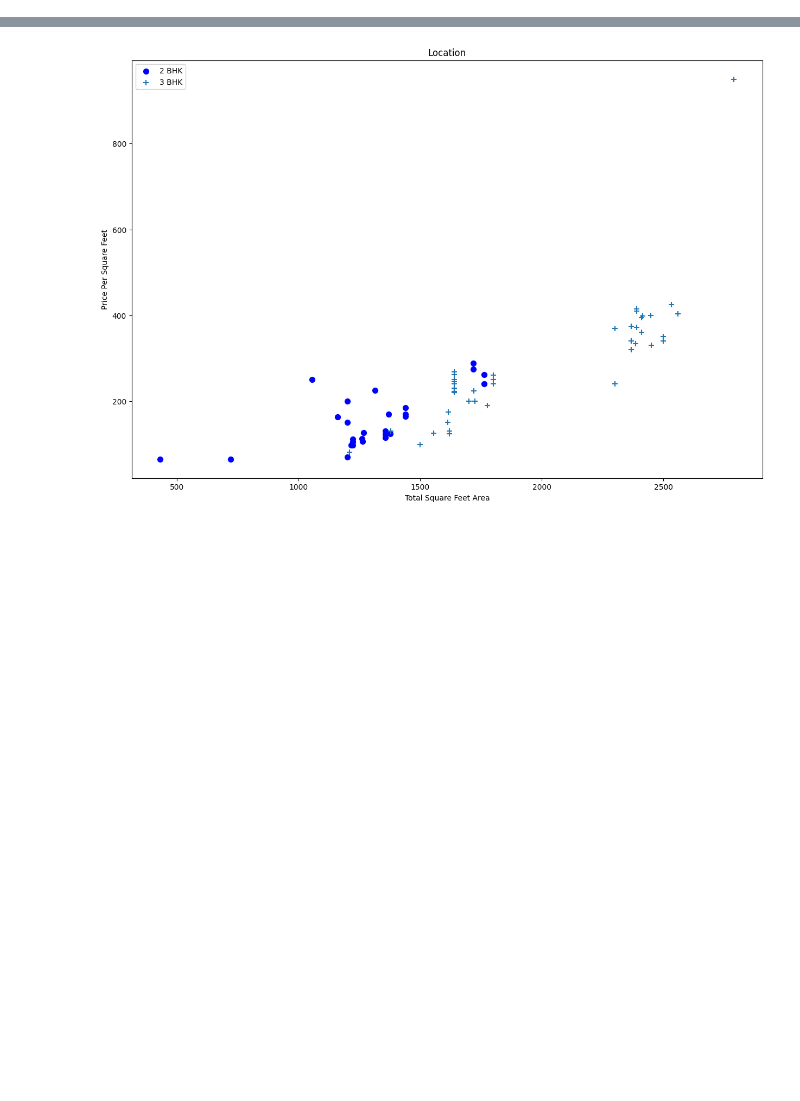
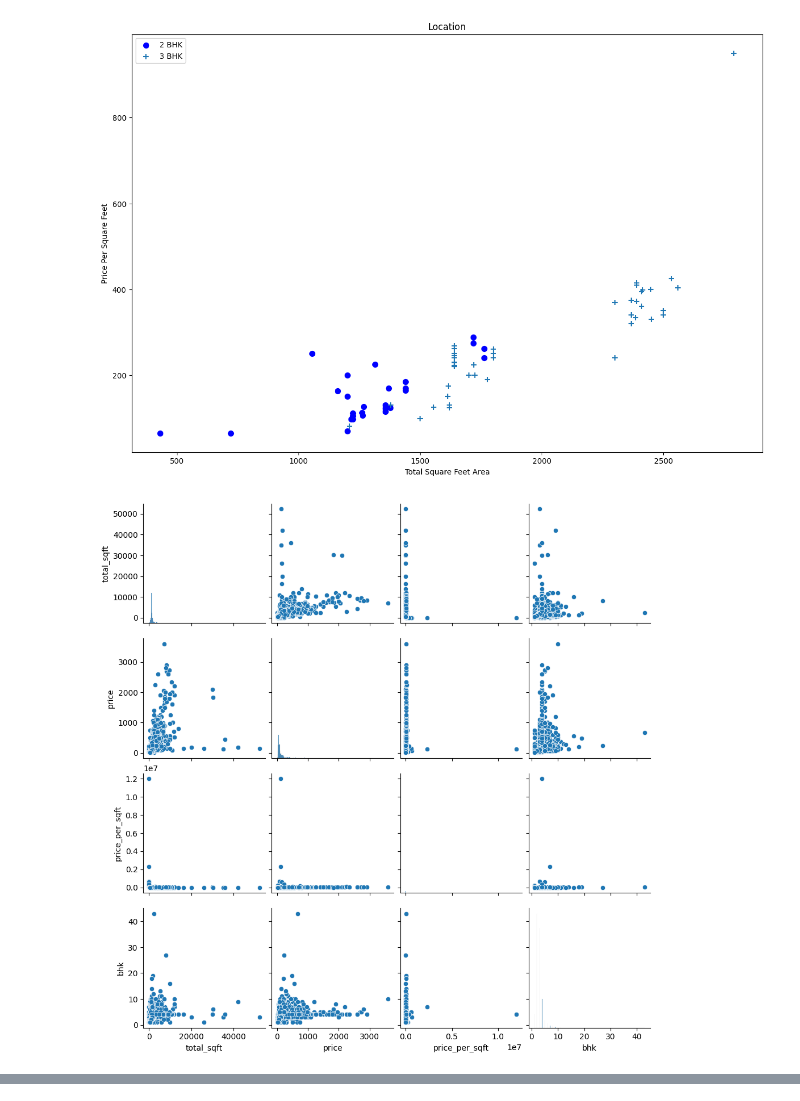
Before and after one commit to aaeshaalarouki/GazaSkyGeeks, a Jupyter notebook: realestateprediction.ipynb, the cells around one changed output, grey strips where cells are left out. Saved outputs shown, nothing was run; the diff lists cells and outputs as text; code cells hidden in the pictures; blank space fills up the shorter version.

```diff
--- a/realestateprediction.ipynb
+++ b/realestateprediction.ipynb
@@ -5,8 +5,11 @@ import pandas as pd
 import numpy as np
 import seaborn as sns
 import matplotlib.pyplot as plt
-%matplotlib inline
-import matplotlib
+from sklearn.linear_model import LinearRegression  # استيراد LinearRegression
+from sklearn.model_selection import train_test_split
+from sklearn.impute import SimpleImputer
+from sklearn.neighbors import KNeighborsRegressor
+from sklearn.metrics import r2_score
 import warnings
 warnings.filterwarnings('ignore')
 
@@ -90,18 +93,18 @@ def plot_scatter_chart(RE,location):
 
 plot_scatter_chart(df5, 'Rajaji Nagar')
 
-#columns_to_plot = ['total_sqft', 'price', 'price_per_sqft', 'bhk']
-#sns.pairplot(df5[columns_to_plot])
-#plt.show()
+columns_to_plot = ['total_sqft', 'price', 'price_per_sqft', 'bhk']
+sns.pairplot(df5[columns_to_plot])
+plt.show()
 
-
+X = df5[['total_sqft', 'bhk', 'price_per_sqft']]
+y = df5['price']
 
 from sklearn.model_selection import train_test_split
 np.random.seed(0)
-X_train, X_test, y_train, y_test = train_test_split(X,y, test_size=0.2, random_state=10)
+X_train, X_test, y_train, y_test = train_test_split(X,y, test_size=0.3, random_state=10)
 
-X = df5[['total_sqft', 'bhk', 'price_per_sqft']]
-y = df5['price']
+
 
 model = LinearRegression()
 print(X_train.isnull().sum())
@@ -130,30 +133,46 @@ y_pred = model.predict(X_test)
 results = pd.DataFrame({'Actual Price': y_test, 'Predicted Price': y_pred})
 print(results.head(10))
 
 new_property = pd.DataFrame([[1500, 3, 5000]], columns=['total_sqft', 'bhk', 'price_per_sqft'])
 
 
 for col in X_train.columns:
     if col.startswith('location_'):
         new_property[col] = 0
 new_property['location_Indira Nagar'] = 1
 
 
 new_property = new_property[X_train.columns]
 
 
 predicted_price = model.predict(new_property)
 print(f"Predicted Price for the new property: {predicted_price[0]:,.2f} INR")
 
 from sklearn.metrics import r2_score
 
 
 y_pred = model.predict(X_test)
 
 
 r2 = r2_score(y_test, y_pred)
 
 
 print(f"R² Score: {r2:.4f}")
+
+from sklearn.neighbors import KNeighborsRegressor
+from sklearn.metrics import r2_score
+
+
+knn = KNeighborsRegressor(n_neighbors=5)
+
+knn.fit(X_train, y_train)
+
+y_pred_knn = knn.predict(X_test)
+
+
+r2_knn = r2_score(y_test, y_pred_knn)
+print(f"R² Score Using KNN: {r2_knn:.4f}")
 # %% [output]
 [figure]
+[figure]
+[figure, added]
@@ -177 +195,0 @@ R² Score: 0.0835
-[figure]
```
Also changed, not shown: parts of 1 cell of this notebook.
